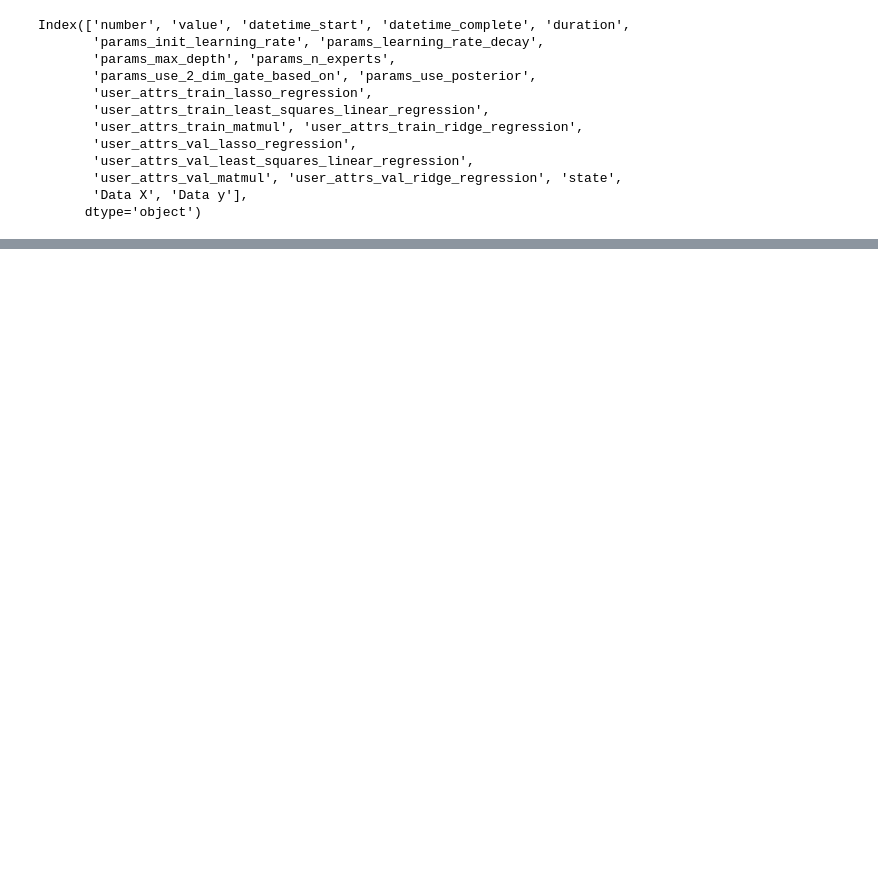
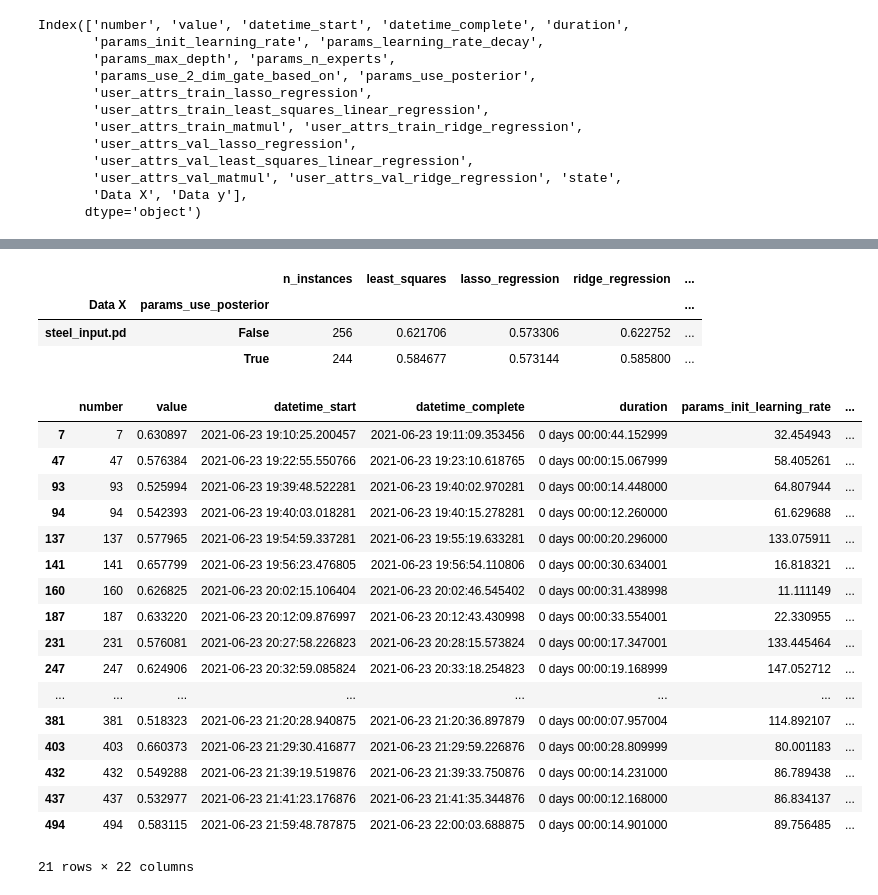
Before and after one commit to simsal0r/mixture-of-decision-trees, a Jupyter notebook: benchmarks/analysis_optimization_m_step.ipynb, the cells around one changed output, grey strips where cells are left out. Saved outputs shown, nothing was run; the diff lists cells and outputs as text; code cells hidden in the pictures; blank space fills up the shorter version.

```diff
--- a/benchmarks/analysis_optimization_m_step.ipynb
+++ b/benchmarks/analysis_optimization_m_step.ipynb
@@ -44,0 +47,3 @@ df.groupby(['Data X', 'params_n_experts','params_max_depth']).mean()
+# %%
+df1[["least_squares",	"lasso_regression" , "ridge_regression"	,"matrix_multiplication"]] = df[["user_attrs_val_least_squares_linear_regression", "user_attrs_val_lasso_regression", "user_attrs_val_ridge_regression", "user_attrs_val_matmul"]]
+df1
@@ -63,0 +144,35 @@ df.groupby(['Data X', 'params_n_experts','params_max_depth']).agg(
+# %%
+df4 = df.groupby(['Data X', 'params_use_posterior']).agg(
+    n_instances=('number', 'size'),
+    least_squares=('user_attrs_val_least_squares_linear_regression', 'mean'),
+    lasso_regression=('user_attrs_val_lasso_regression', 'mean'),
+    ridge_regression=('user_attrs_val_ridge_regression', 'mean'),
+    matrix_multiplication=('user_attrs_val_matmul', 'mean'),
+    )
+df4
+# %% [output]
+|  |  | n_instances | least_squares | lasso_regression | ridge_regression | ... |
+| Data X | params_use_posterior |  |  |  |  | ... |
+| steel_input.pd | False | 256 | 0.621706 | 0.573306 | 0.622752 | ... |
+|  | True | 244 | 0.584677 | 0.573144 | 0.585800 | ... |
+# %%
+df[df1[["least_squares",	"lasso_regression" , "ridge_regression"	,"matrix_multiplication"]].idxmax(axis=1) == "lasso_regression"]
+# %% [output]
+|  | number | value | datetime_start | datetime_complete | duration | params_init_learning_rate | ... |
+| 7 | 7 | 0.630897 | 2021-06-23 19:10:25.200457 | 2021-06-23 19:11:09.353456 | 0 days 00:00:44.152999 | 32.454943 | ... |
+| 47 | 47 | 0.576384 | 2021-06-23 19:22:55.550766 | 2021-06-23 19:23:10.618765 | 0 days 00:00:15.067999 | 58.405261 | ... |
+| 93 | 93 | 0.525994 | 2021-06-23 19:39:48.522281 | 2021-06-23 19:40:02.970281 | 0 days 00:00:14.448000 | 64.807944 | ... |
+| 94 | 94 | 0.542393 | 2021-06-23 19:40:03.018281 | 2021-06-23 19:40:15.278281 | 0 days 00:00:12.260000 | 61.629688 | ... |
+| 137 | 137 | 0.577965 | 2021-06-23 19:54:59.337281 | 2021-06-23 19:55:19.633281 | 0 days 00:00:20.296000 | 133.075911 | ... |
+| 141 | 141 | 0.657799 | 2021-06-23 19:56:23.476805 | 2021-06-23 19:56:54.110806 | 0 days 00:00:30.634001 | 16.818321 | ... |
+| 160 | 160 | 0.626825 | 2021-06-23 20:02:15.106404 | 2021-06-23 20:02:46.545402 | 0 days 00:00:31.438998 | 11.111149 | ... |
+| 187 | 187 | 0.633220 | 2021-06-23 20:12:09.876997 | 2021-06-23 20:12:43.430998 | 0 days 00:00:33.554001 | 22.330955 | ... |
+| 231 | 231 | 0.576081 | 2021-06-23 20:27:58.226823 | 2021-06-23 20:28:15.573824 | 0 days 00:00:17.347001 | 133.445464 | ... |
+| 247 | 247 | 0.624906 | 2021-06-23 20:32:59.085824 | 2021-06-23 20:33:18.254823 | 0 days 00:00:19.168999 | 147.052712 | ... |
+| ... | ... | ... | ... | ... | ... | ... | ... |
+| 381 | 381 | 0.518323 | 2021-06-23 21:20:28.940875 | 2021-06-23 21:20:36.897879 | 0 days 00:00:07.957004 | 114.892107 | ... |
+| 403 | 403 | 0.660373 | 2021-06-23 21:29:30.416877 | 2021-06-23 21:29:59.226876 | 0 days 00:00:28.809999 | 80.001183 | ... |
+| 432 | 432 | 0.549288 | 2021-06-23 21:39:19.519876 | 2021-06-23 21:39:33.750876 | 0 days 00:00:14.231000 | 86.789438 | ... |
+| 437 | 437 | 0.532977 | 2021-06-23 21:41:23.176876 | 2021-06-23 21:41:35.344876 | 0 days 00:00:12.168000 | 86.834137 | ... |
+| 494 | 494 | 0.583115 | 2021-06-23 21:59:48.787875 | 2021-06-23 22:00:03.688875 | 0 days 00:00:14.901000 | 89.756485 | ... |
+21 rows × 22 columns
```
Also changed, not shown: parts of 13 cells of this notebook, 2 other files.
